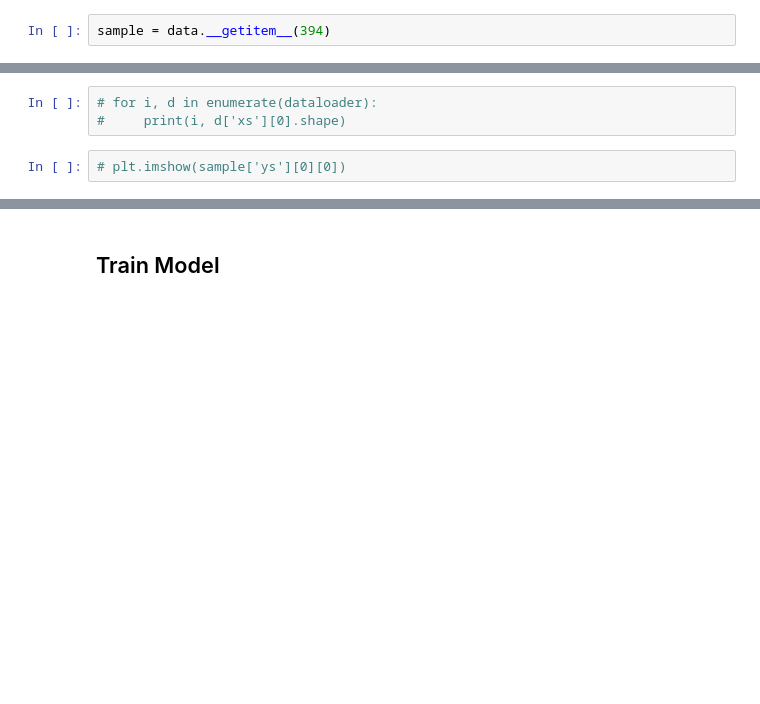
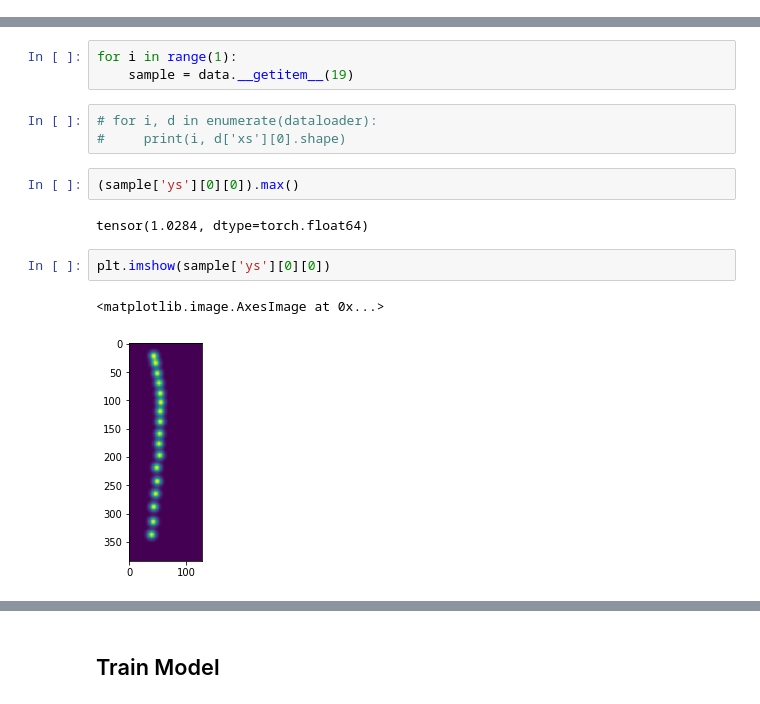
Before and after one commit to Arnav0400/Spine-Corner-Net, a Jupyter notebook: Notebooks/Train.ipynb, the cells around one changed output, grey strips where cells are left out. Drawn from its saved outputs; the diff is of its cells as text; blank space fills up the shorter version.

```diff
--- a/Notebooks/Train.ipynb
+++ b/Notebooks/Train.ipynb
@@ -16,5 +17,3 @@ warnings.filterwarnings('ignore')
 # %%
 data = SpineDataset()
 dataloader = torch.utils.data.DataLoader(data, batch_size=4)
-# %%
-sample = data.__getitem__(394)
@@ -23,6 +20,16 @@ sample = data.__getitem__(394)
+# %%
+for i in range(1):
+    sample = data.__getitem__(19)
 # %%
 # for i, d in enumerate(dataloader):
 #     print(i, d['xs'][0].shape)
 # %%
-# plt.imshow(sample['ys'][0][0])
+(sample['ys'][0][0]).max()
+# %% [output]
+tensor(1.0284, dtype=torch.float64)
+# %%
+plt.imshow(sample['ys'][0][0])
+# %% [output]
+<matplotlib.image.AxesImage at 0x...>
+[figure, added]
 # %%
```
Also changed, not shown: parts of 19 cells of this notebook, 12 other files.
